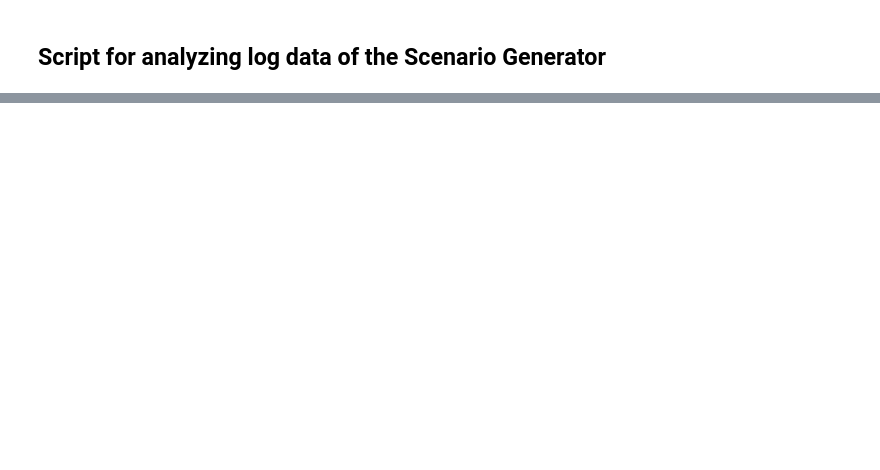
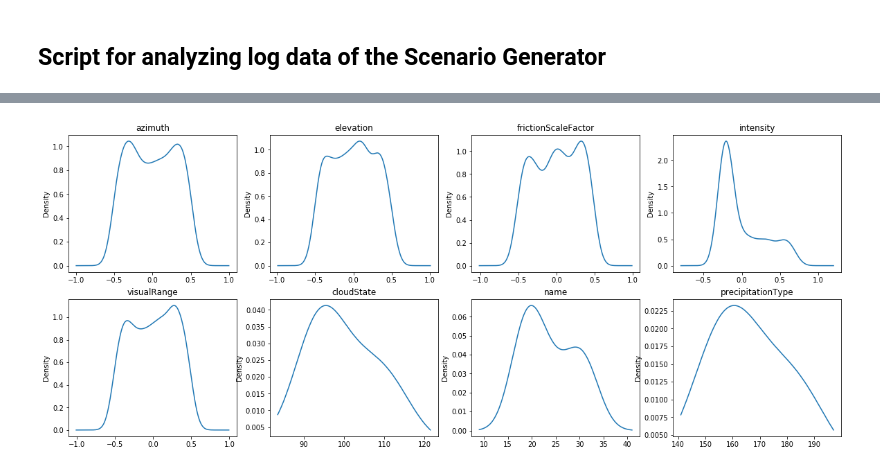
Before and after one commit to JulianSe26/3DCV, a Jupyter notebook: log_plotting.ipynb, the cells around one changed output, grey strips where cells are left out. Saved outputs shown, nothing was run; the diff lists cells and outputs as text; code cells hidden in the pictures; blank space fills up the shorter version.

```diff
--- a/log_plotting.ipynb
+++ b/log_plotting.ipynb
@@ -72,0 +42,17 @@ fig.savefig('cloudState500CloudState_hist.png',dpi=200)
+# %%
+fig = plt.figure(figsize=(20,8))
+
+
+for i in range(5):
+    #print(dataframe_nums.iloc[:, i])
+    ax = fig.add_subplot(2, 4, i+1)
+    ax = df_norm.iloc[:, i].plot.kde()
+    ax.set_title(dataframe_nums.columns[i])
+
+for i in range(3):
+    ax = fig.add_subplot(2, 4, i+6)
+    ax = dataframe_str.iloc[:, i].value_counts().plot.kde()
+    ax.set_title(dataframe_str.columns[i])
+fig.savefig('./report/figures/' + Scenarioname + "Densities500Scenarios.png", dpi=200)
+# %% [output]
+[figure, added]
```
Also changed, not shown: parts of 11 cells of this notebook, 13 other files.
